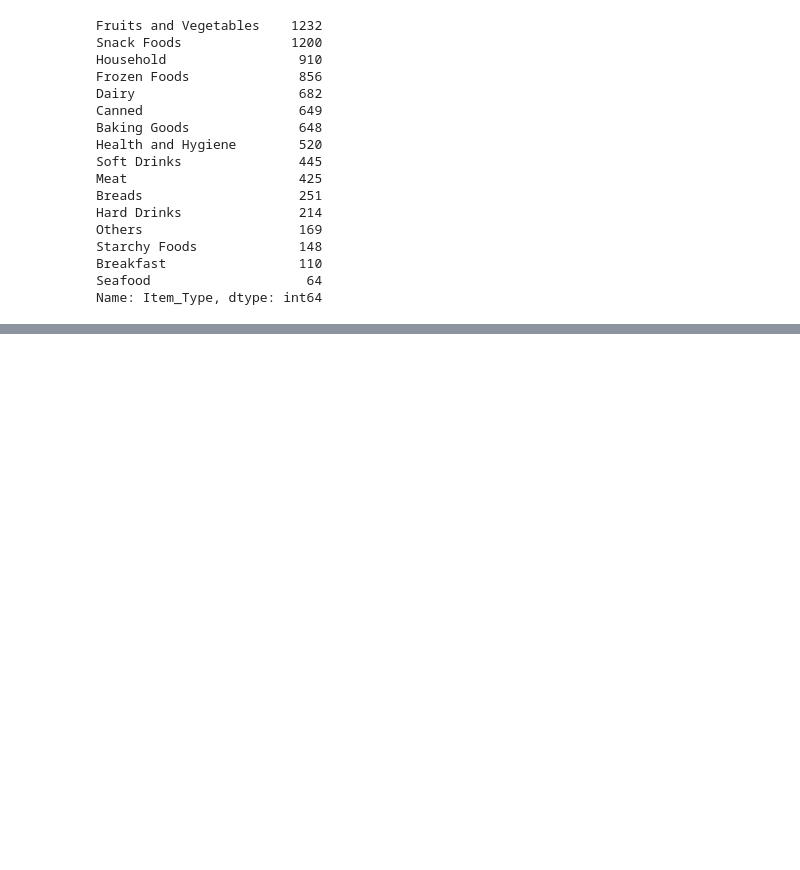
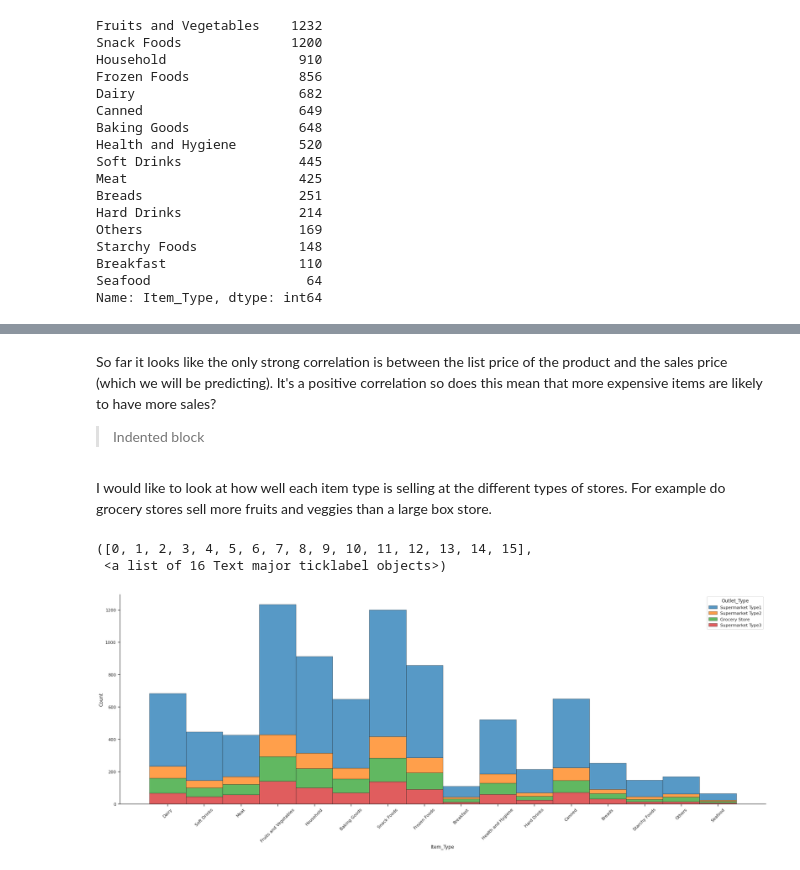
Before and after one commit to meburns2011/Food-Sales-Predictions, a Jupyter notebook: Food_Sales_Predictions.ipynb, the cells around one changed output, grey strips where cells are left out. Drawn from its saved outputs; the diff is of its cells as text; code cells hidden in the pictures; blank space fills up the shorter version.

```diff
--- a/Food_Sales_Predictions.ipynb
+++ b/Food_Sales_Predictions.ipynb
@@ -268,0 +289,24 @@ Name: Item_Type, dtype: int64
+# %% [markdown]
+So far it looks like the only strong correlation is between the list price of the product and the sales price (which we will be predicting). It's a positive correlation so does this mean that more expensive items are likely to have more sales?
+
+> Indented block
+# %% [markdown]
+I would like to look at how well each item type is selling at the different types of stores. For example do grocery stores sell more fruits and veggies than a large box store.
+# %%
+sns.set_theme(style='ticks')
+f,ax=plt.subplots(figsize=(30,10))
+sns.despine(f)
+
+sns.histplot(
+    sales_data,
+    x='Item_Type',hue='Outlet_Type',
+    edgecolor='k',
+    palette='tab10',
+    linewidth=.5,
+    multiple='stack',
+)
+plt.xticks(rotation=45)
+# %% [output]
+([0, 1, 2, 3, 4, 5, 6, 7, 8, 9, 10, 11, 12, 13, 14, 15],
+ <a list of 16 Text major ticklabel objects>)
+[figure, added]
```
Also changed, not shown: parts of 12 cells of this notebook.
